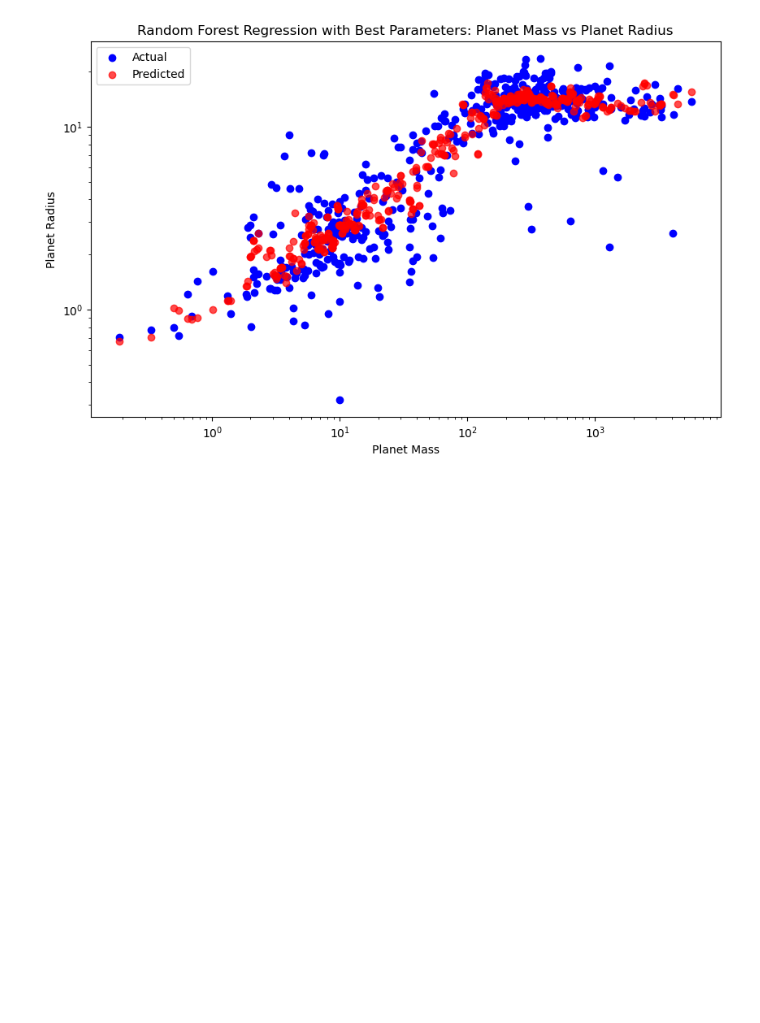
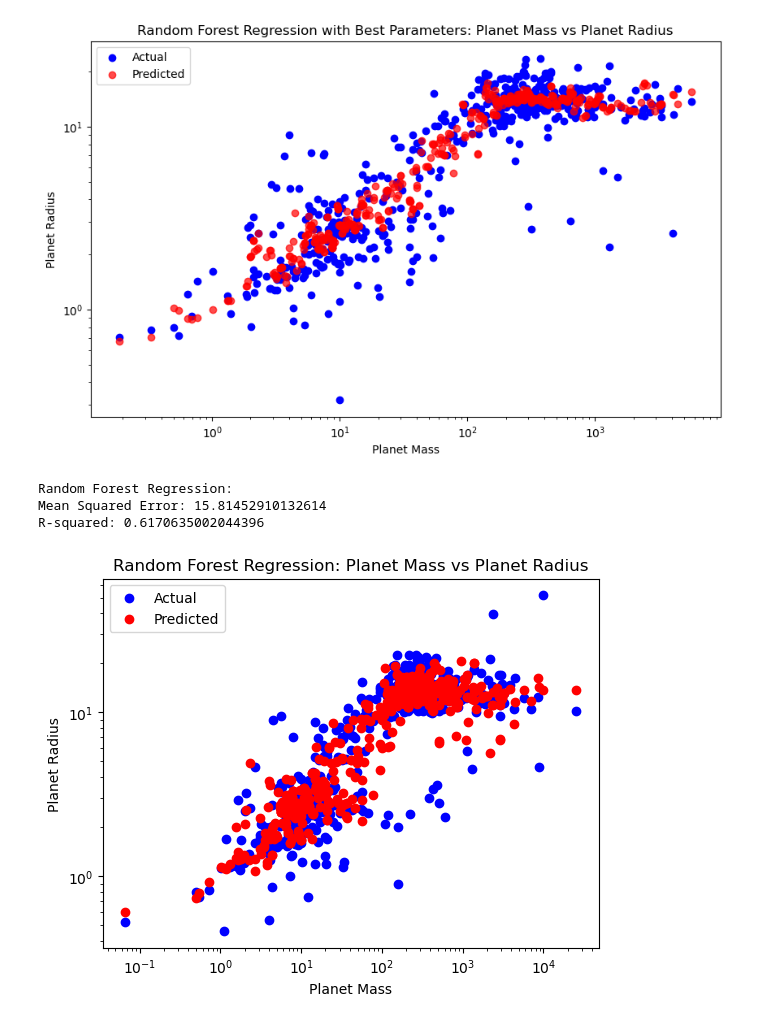
Before and after one commit to Columbia-Astronomy-4260/astr-4260-Juliahaynes777, a Jupyter notebook: Final Project/Data Observation .ipynb, the cells around one changed output. Cells and saved outputs as stored; diff of their text form; code cells hidden in the pictures; blank space fills up the shorter version.

```diff
--- a/Final Project/Data Observation .ipynb
+++ b/Final Project/Data Observation .ipynb
@@ -623,3 +627,68 @@ Random Forest Regression with Best Parameters:
 Mean Squared Error: 7.737896991816221
 R-squared: 0.7777856930712852
 [figure]
+# %%
+
+
+def random_forest_regression_analysis(df, predictor_var, response_var, x_label, y_label, n_estimators=100, show_feature_importance=False):
+    """
+    Performs Random Forest regression analysis between two variables in a DataFrame with custom axis labels and always plots the results.
+
+    Parameters:
+    df (DataFrame): The DataFrame containing the data.
+    predictor_var (str): The name of the column to be used as the predictor variable.
+    response_var (str): The name of the column to be used as the response variable.
+    x_label (str): Custom label for the x-axis.
+    y_label (str): Custom label for the y-axis.
+    n_estimators (int): Number of trees in the random forest.
+    show_feature_importance (bool): Whether to display feature importances.
+    """
+    # Filtering out rows with NaN values
+    df_filtered = df.dropna(subset=[predictor_var, response_var])
+
+    # Prepare the data
+    X = df_filtered[[predictor_var]]  # Predictor variable
+    y = df_filtered[response_var]  # Response variable
+
+    # Splitting the data into training and testing sets
+    X_train, X_test, y_train, y_test = train_test_split(X, y, test_size=0.2, random_state=0)
+
+    # Create and train the model
+    rf_model = RandomForestRegressor(n_estimators=n_estimators, random_state=0)
+    rf_model.fit(X_train, y_train)
+
+    # Predict on the test set
+    y_pred_rf = rf_model.predict(X_test)
+
+    # Evaluate the model
+    mse_rf = mean_squared_error(y_test, y_pred_rf)
+    r2_rf = r2_score(y_test, y_pred_rf)
+
+    # Displaying the results
+    print("Random Forest Regression:")
+    print("Mean Squared Error:", mse_rf)
+    print("R-squared:", r2_rf)
+
+    # Plotting the results
+    plt.scatter(X_test, y_test, color='blue', label='Actual')
+    plt.scatter(X_test, y_pred_rf, color='red', label='Predicted')
+    plt.title(f'Random Forest Regression: {x_label} vs {y_label}')
+    plt.xscale('log')
+    plt.yscale('log')
+    plt.xlabel(x_label)
+    plt.ylabel(y_label)
+    plt.legend()
+    plt.show()
+
+    # Optional: Feature Importance
+    if show_feature_importance:
+        feature_importances = rf_model.feature_importances_
+        print("Feature Importances:", feature_importances)
+
+# Example usage:
+random_forest_regression_analysis(df_filtered, 'pl_bmasse', 'pl_rade', 'Planet Mass', 'Planet Radius', n_estimators=100, show_feature_importance=False)
+# %% [output]
+Random Forest Regression:
+Mean Squared Error: 15.81452910132614
+R-squared: 0.6170635002044396
+[figure, added]
```
Also changed, not shown: parts of 17 cells of this notebook, 1 other file.
